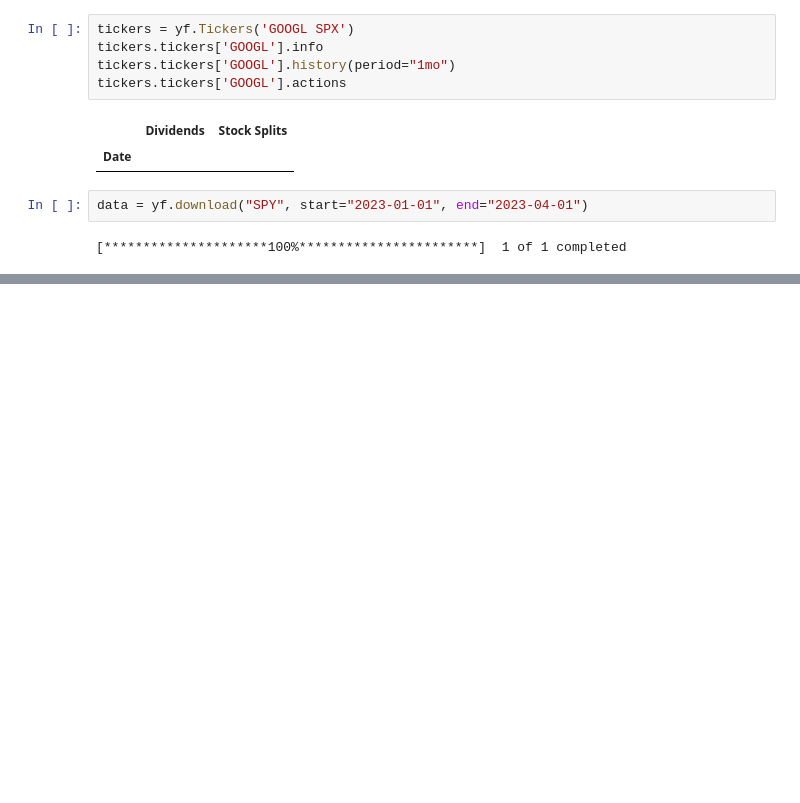
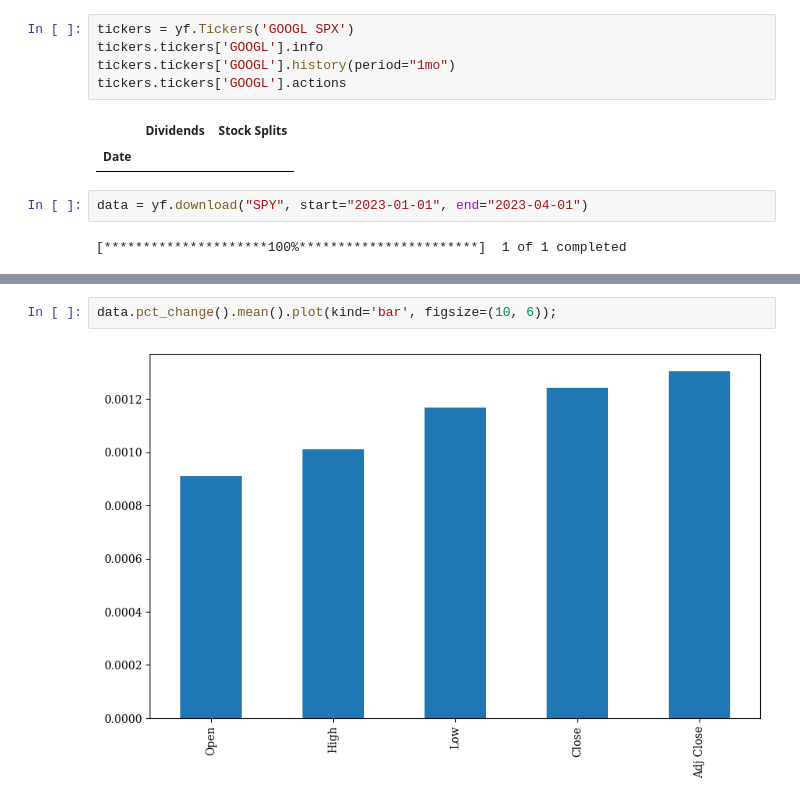
Before and after one commit to shezard/python-finance, a Jupyter notebook: Python Finance Ch 8.ipynb, the cells around one changed output, grey strips where cells are left out. Drawn from its saved outputs; the diff is of its cells as text; blank space fills up the shorter version.

```diff
--- a/Python Finance Ch 8.ipynb
+++ b/Python Finance Ch 8.ipynb
@@ -36,0 +76,4 @@ data
+# %%
+data.pct_change().mean().plot(kind='bar', figsize=(10, 6));
+# %% [output]
+[figure, added]
```
Also changed, not shown: parts of 10 cells of this notebook, 6 other files.
